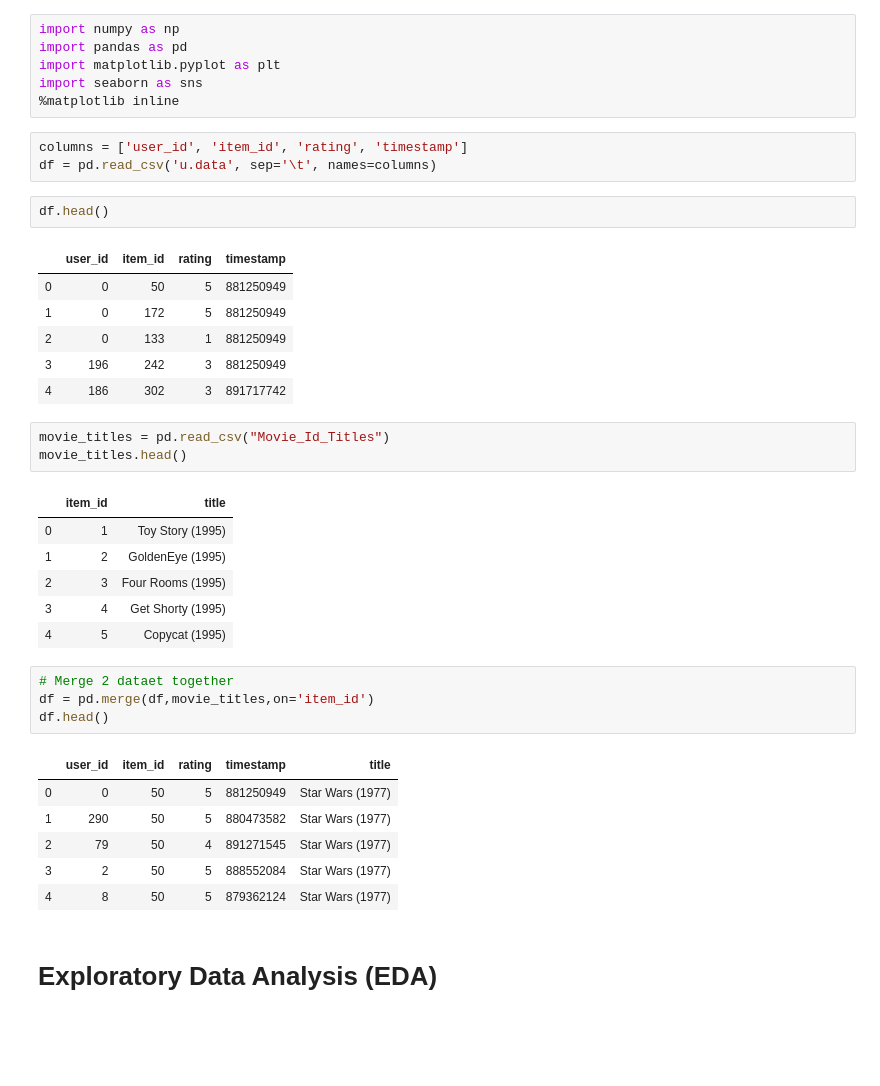
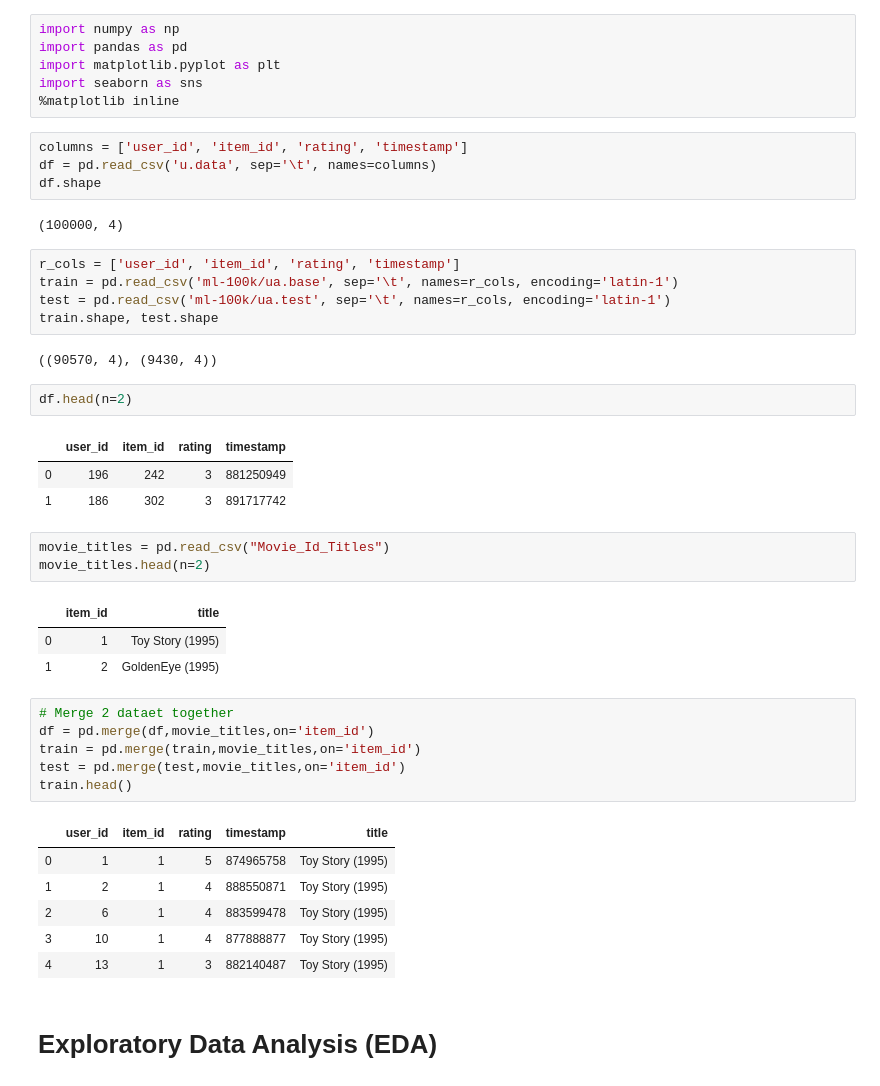
Before and after one commit to yasamanensafi/recommender_system, a Jupyter notebook: Recommender Systems.ipynb, the cells around one changed output. Saved outputs shown, nothing was run; the diff lists cells and outputs as text; blank space fills up the shorter version.

```diff
--- a/Recommender Systems.ipynb
+++ b/Recommender Systems.ipynb
@@ -9,36 +11,42 @@ import seaborn as sns
 # %%
 columns = ['user_id', 'item_id', 'rating', 'timestamp']
 df = pd.read_csv('u.data', sep='\t', names=columns)
+df.shape
+# %% [output]
+(100000, 4)
+# %%
+r_cols = ['user_id', 'item_id', 'rating', 'timestamp']
+train = pd.read_csv('ml-100k/ua.base', sep='\t', names=r_cols, encoding='latin-1')
+test = pd.read_csv('ml-100k/ua.test', sep='\t', names=r_cols, encoding='latin-1')
+train.shape, test.shape
+# %% [output]
+((90570, 4), (9430, 4))
 # %%
-df.head()
+df.head(n=2)
 # %% [output]
 |  | user_id | item_id | rating | timestamp |
-| 0 | 0 | 50 | 5 | 881250949 |
-| 1 | 0 | 172 | 5 | 881250949 |
-| 2 | 0 | 133 | 1 | 881250949 |
-| 3 | 196 | 242 | 3 | 881250949 |
-| 4 | 186 | 302 | 3 | 891717742 |
+| 0 | 196 | 242 | 3 | 881250949 |
+| 1 | 186 | 302 | 3 | 891717742 |
 # %%
 movie_titles = pd.read_csv("Movie_Id_Titles")
-movie_titles.head()
+movie_titles.head(n=2)
 # %% [output]
 |  | item_id | title |
 | 0 | 1 | Toy Story (1995) |
 | 1 | 2 | GoldenEye (1995) |
-| 2 | 3 | Four Rooms (1995) |
-| 3 | 4 | Get Shorty (1995) |
-| 4 | 5 | Copycat (1995) |
 # %%
 # Merge 2 dataet together
 df = pd.merge(df,movie_titles,on='item_id')
-df.head()
+train = pd.merge(train,movie_titles,on='item_id')
+test = pd.merge(test,movie_titles,on='item_id')
+train.head()
 # %% [output]
 |  | user_id | item_id | rating | timestamp | title |
-| 0 | 0 | 50 | 5 | 881250949 | Star Wars (1977) |
-| 1 | 290 | 50 | 5 | 880473582 | Star Wars (1977) |
-| 2 | 79 | 50 | 4 | 891271545 | Star Wars (1977) |
-| 3 | 2 | 50 | 5 | 888552084 | Star Wars (1977) |
-| 4 | 8 | 50 | 5 | 879362124 | Star Wars (1977) |
+| 0 | 1 | 1 | 5 | 874965758 | Toy Story (1995) |
+| 1 | 2 | 1 | 4 | 888550871 | Toy Story (1995) |
+| 2 | 6 | 1 | 4 | 883599478 | Toy Story (1995) |
+| 3 | 10 | 1 | 4 | 877888877 | Toy Story (1995) |
+| 4 | 13 | 1 | 3 | 882140487 | Toy Story (1995) |
 # %% [markdown]
 # Exploratory Data Analysis (EDA)
 # %%
```
Also changed, not shown: parts of 31 cells of this notebook.
